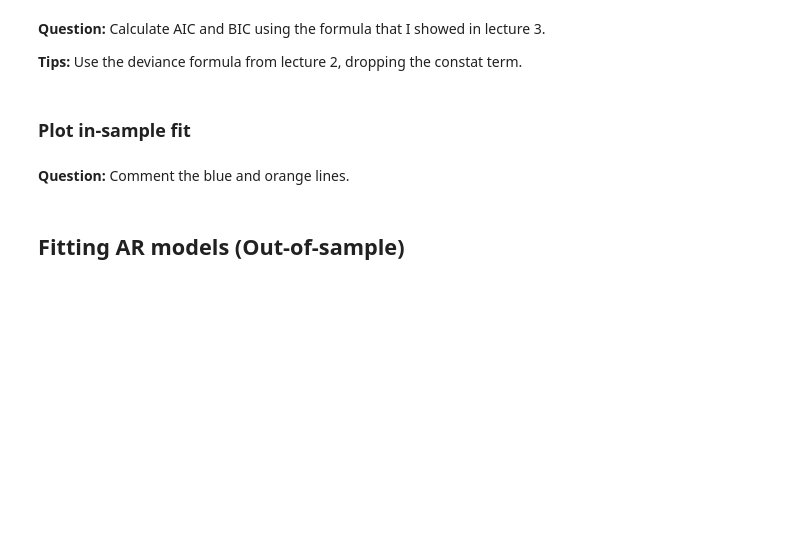
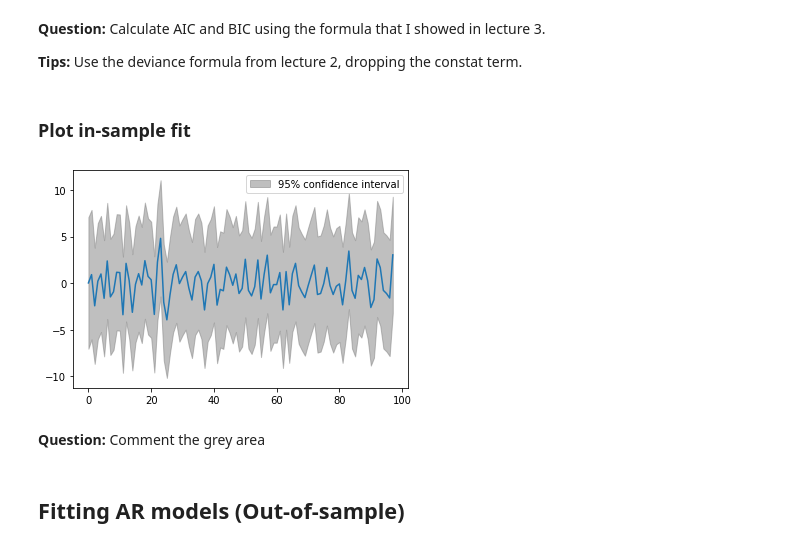
Before and after one commit to zhouyr888/Machine-Learning-EBA3530, a Jupyter notebook: Lecture_3/time_series.ipynb, the cells around one changed output. Drawn from its saved outputs; the diff is of its cells as text; code cells hidden in the pictures; blank space fills up the shorter version.

```diff
--- a/Lecture_3/time_series.ipynb
+++ b/Lecture_3/time_series.ipynb
@@ -76,5 +98,10 @@ plt.show()
+# %%
+plot_predict(ar2)
+plt.show()
+# %% [output]
+[figure, added]
 # %% [markdown]
-**Question:** Comment the blue and orange lines.
+**Question:** Comment the grey area
 # %% [markdown]
 ## Fitting AR models (Out-of-sample)
 # %%
```
Also changed, not shown: parts of 6 cells of this notebook, 1 other file.
